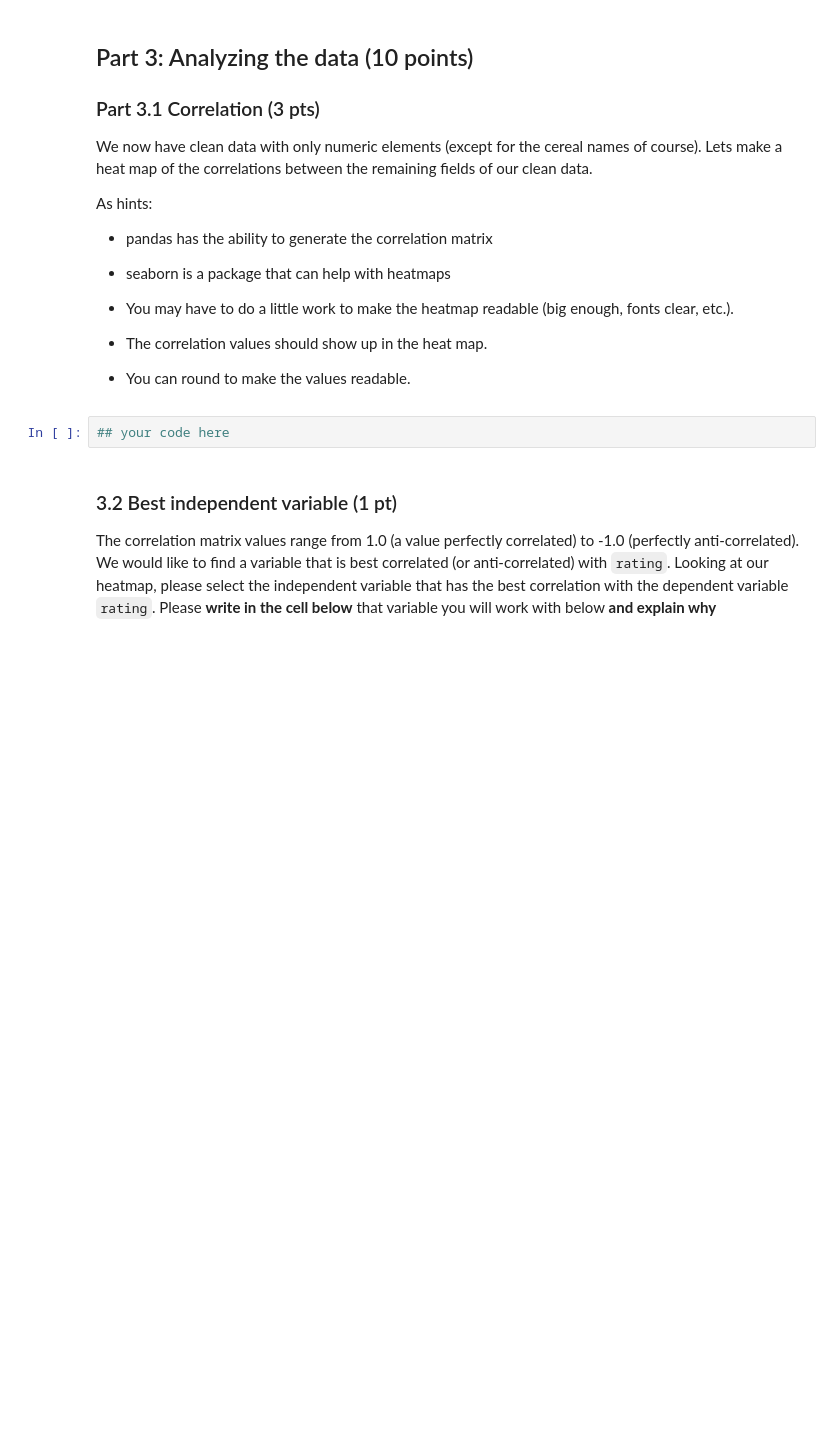
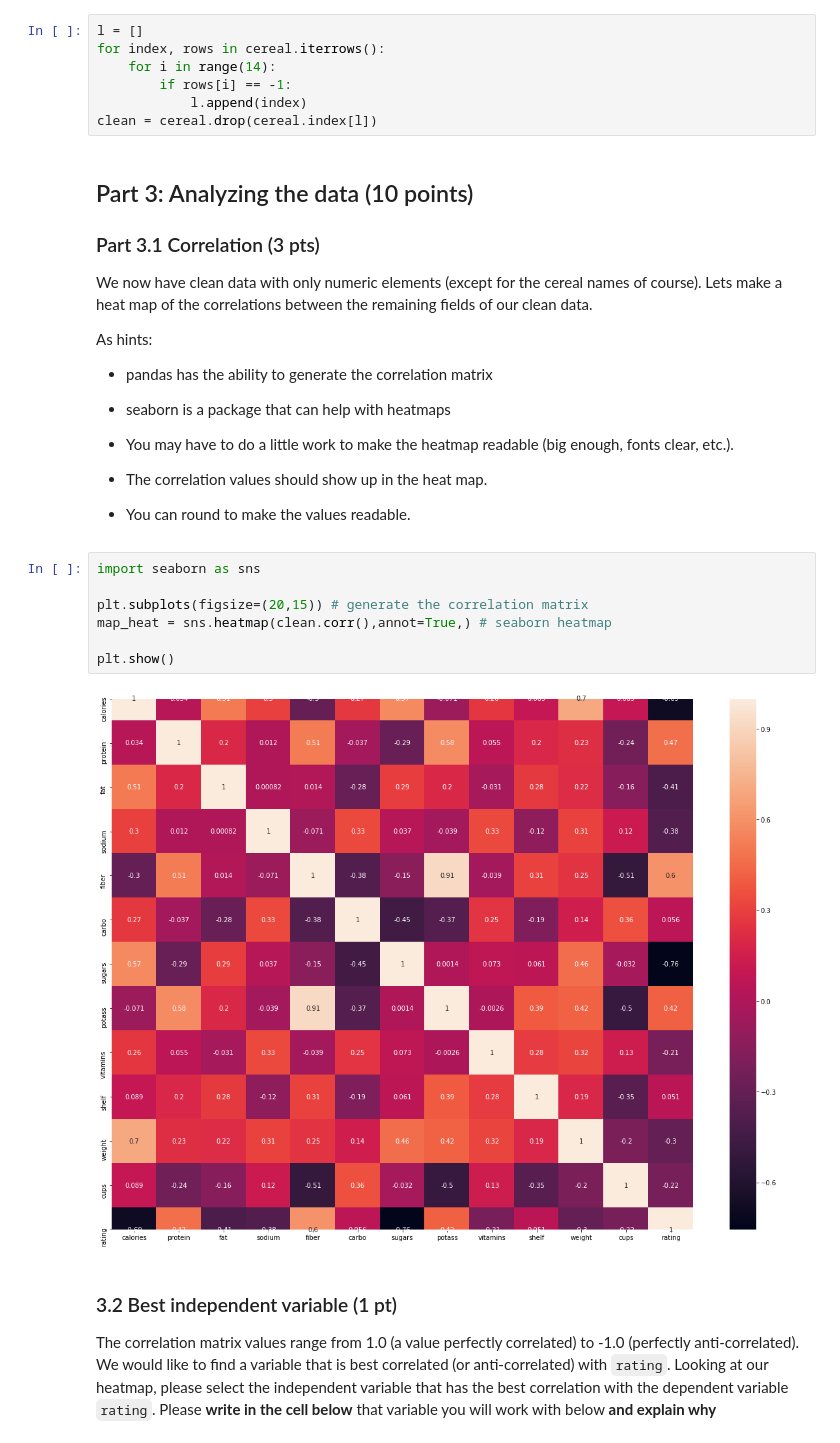
Before and after one commit to linhaoyan/cmse202-s20-turnin, a Jupyter notebook: temp/cmse202-s20-turnin/hw-02/HW-02-regression-Haoyan Lin.ipynb, the cells around one changed output. Drawn from its saved outputs; the diff is of its cells as text; blank space fills up the shorter version.

```diff
--- a/temp/cmse202-s20-turnin/hw-02/HW-02-regression-Haoyan Lin.ipynb
+++ b/temp/cmse202-s20-turnin/hw-02/HW-02-regression-Haoyan Lin.ipynb
@@ -88,3 +112,10 @@ After you are done, print the now cleaned data frame (show the data frame)
+# %%
+l = []
+for index, rows in cereal.iterrows():
+    for i in range(14):
+        if rows[i] == -1:
+            l.append(index)
+clean = cereal.drop(cereal.index[l])
 # %% [markdown]
 ## Part 3: Analyzing the data (10 points)
 
@@ -99,8 +130,15 @@ As hints:
 * You may have to do a little work to make the heatmap readable (big enough, fonts clear, etc.).
 * The correlation values should show up in the heat map.
 * You can round to make the values readable.
-# %%
-## your code here
+# %%
+import seaborn as sns
+
+plt.subplots(figsize=(20,15)) # generate the correlation matrix
+map_heat = sns.heatmap(clean.corr(),annot=True,) # seaborn heatmap
+
+plt.show()
+# %% [output]
+[figure, added]
 # %% [markdown]
 ### 3.2 Best independent variable (1 pt)
 
```
Also changed, not shown: parts of 8 cells of this notebook, 2 other files.
